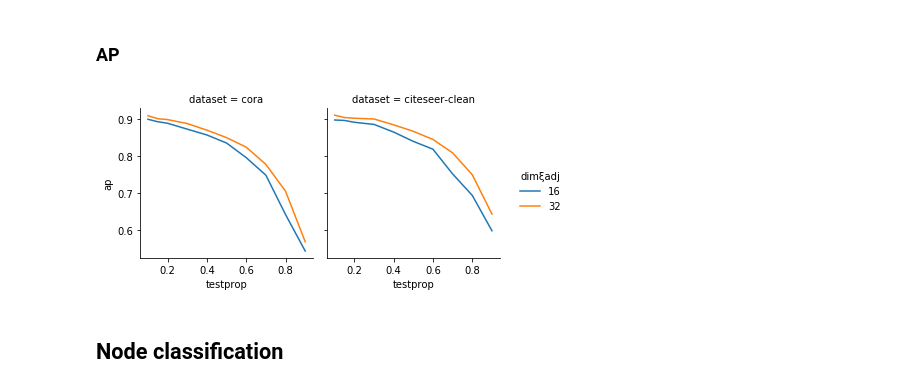
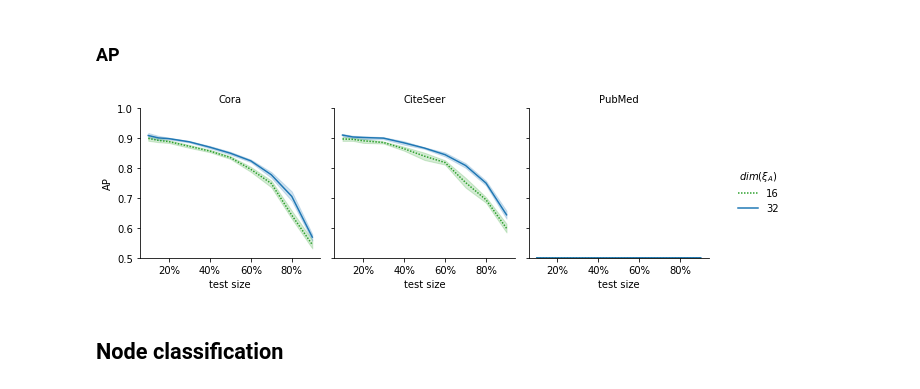
Before and after one commit to ixxi-dante/an2vec, a Jupyter notebook: julia/nc-lp-several_testprops-several_dimxieach.ipynb, the cells around one changed output. Saved outputs shown, nothing was run; the diff lists cells and outputs as text; code cells hidden in the pictures.

```diff
--- a/julia/nc-lp-several_testprops-several_dimxieach.ipynb
+++ b/julia/nc-lp-several_testprops-several_dimxieach.ipynb
@@ -44,10 +44,20 @@ Excluding the 0 / 3200 points with total loss > 10
 
 Loading dimxieach = 32
 Excluding the 0 / 4000 points with total loss > 10
-# %%
-results['overlap %'] = 2 - results.dimξ / results.dimξeach
-averages = results.groupby(['dataset', 'decadjdeep', 'dimξ', 'dimξeach', 'testtype', 'testprop']).mean().reset_index()
-stds = results.groupby(['dataset', 'decadjdeep', 'dimξ', 'dimξeach', 'testtype', 'testprop']).std().reset_index()
+# %%
+results['overlap'] = 2 * results['dimξeach'] - results.dimξ
+results.overlap = pd.to_numeric(results.overlap, downcast='integer')
+results.testprop = pd.to_numeric(results.testprop * 100, downcast='integer')
+results.decadjdeep = results.decadjdeep.map({True: 'Deep', False: 'Shallow'})
+results.dataset = results.dataset.map({'cora': 'Cora', 'citeseer-clean': 'CiteSeer', 'pubmed': 'PubMed'})
+
+results.rename(columns={'testprop': 'test size', 'auc': 'AUC', 'ap': 'AP', 'f1micro': 'F1-micro', 'f1macro': 'F1-macro'}, inplace=True)
+
+averages = results.groupby(['dataset', 'decadjdeep', 'dimξ', 'dimξeach', 'testtype', 'test size']).mean().reset_index()
+stds = results.groupby(['dataset', 'decadjdeep', 'dimξ', 'dimξeach', 'testtype', 'test size']).std().reset_index()
+# %%
+ylims = {}
+palette = sb.color_palette()
 # %% [markdown]
 ## Edge reconstruction
 # %% [markdown]
@@ -250,8 +340,10 @@ for f1score in ['f1macro', 'f1micro']:
 for edgescore in ['roc_auc', 'ap']:
     pattern = re.compile(r'{}=(0\.[0-9]+)'.format(edgescore))
     gs_results[edgescore] = gs_results.Stdout.map(make_score_matcher(pattern))
+gs_results.tp = pd.to_numeric(gs_results.tp * 100, downcast='integer')
 gs_results = gs_results[['dataset', 'dimξadj', 'tt', 'tp', 'sample', 'f1score_warning', 'f1macro', 'f1micro', 'roc_auc', 'ap']]
-gs_results.rename(columns={'tt': 'testtype', 'tp': 'testprop', 'roc_auc': 'auc'}, inplace=True)
+gs_results.rename(columns={'tt': 'testtype', 'tp': 'test size', 'roc_auc': 'AUC', 'ap': 'AP', 'f1micro': 'F1-micro', 'f1macro': 'F1-macro'}, inplace=True)
+gs_results.dataset = gs_results.dataset.map({'cora': 'Cora', 'citeseer-clean': 'CiteSeer', 'pubmed': 'PubMed'})
 # %% [output]
 Loading dimxiadj = 16
 
@@ -284,21 +380,25 @@ g.fig.savefig('../data/ans-mlg/graphsage-{testtype}-dataset=all-metric={metric}.
 # %% [markdown]
 ### AP
 # %%
-metric = 'ap'
+metric = 'AP'
 testtype = 'edges'
 
-g = sb.FacetGrid(data=gs_averages[gs_averages.testtype == testtype],
-                 col='dataset', col_order=['cora', 'citeseer-clean'],#, 'pubmed'],
-                 hue='dimξadj',
-                 sharey=True, margin_titles=True)
-g.map(plt.plot, 'testprop', metric)
-g.add_legend()
-
+g = sb.FacetGrid(data=gs_results[gs_results.testtype == testtype],
+                 col='dataset', col_order=['Cora', 'CiteSeer', 'PubMed'],
+                 ylim=ylims['an2vec-{}-{}'.format(testtype, metric)],
+                 sharey=True, margin_titles=True, dropna=False)
+g = g.map_dataframe(sb.lineplot, 'test size', metric, hue='dimξadj', style='dimξadj',
+                    dashes=[(1 ,1), ''],
+                    palette=[palette[2], palette[0]])
+g._legend_data.pop('dimξadj')
+g.add_legend(title='$dim(ξ_A)$')
+g.set_titles(col_template='{col_name}')
+g.set(xticklabels=list(map(lambda t: t.get_text() + '%', g.axes[-1, 0].get_xticklabels())))
 g.fig.savefig('../data/ans-mlg/graphsage-{testtype}-dataset=all-metric={metric}.pdf'
               .format(testtype=testtype, metric=metric),
               bbox_inches='tight')
 # %% [output]
-[figure, old version]
+[figure, new version]
 # %% [markdown]
 ## Node classification
 # %% [markdown]
```
Also changed, not shown: parts of 12 cells of this notebook, 31 other files.
